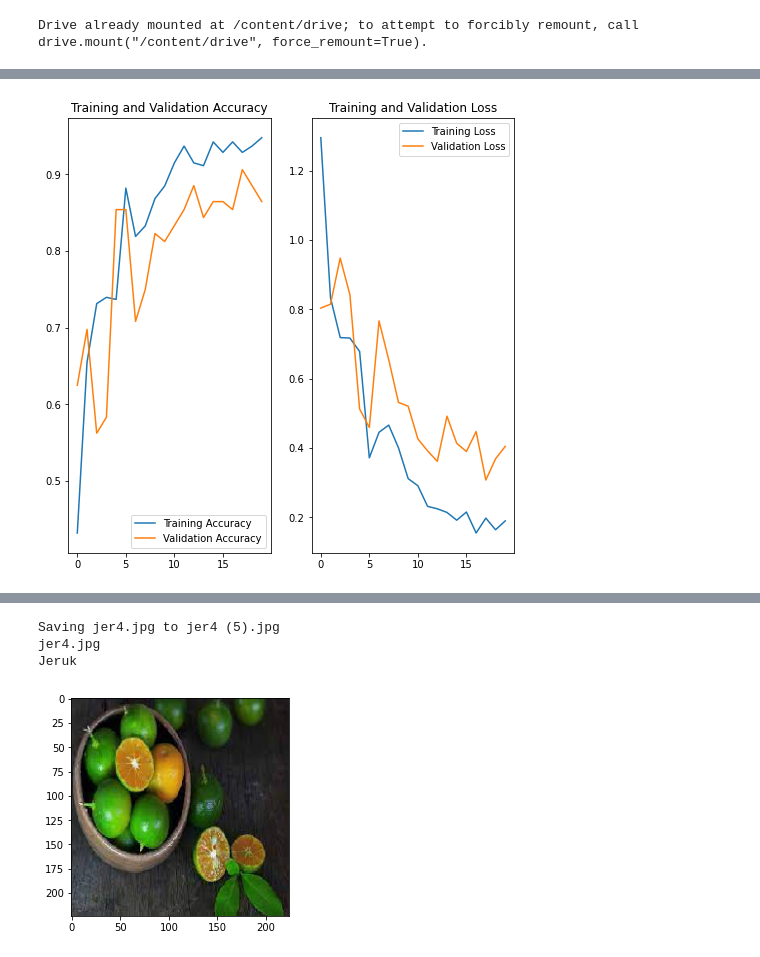
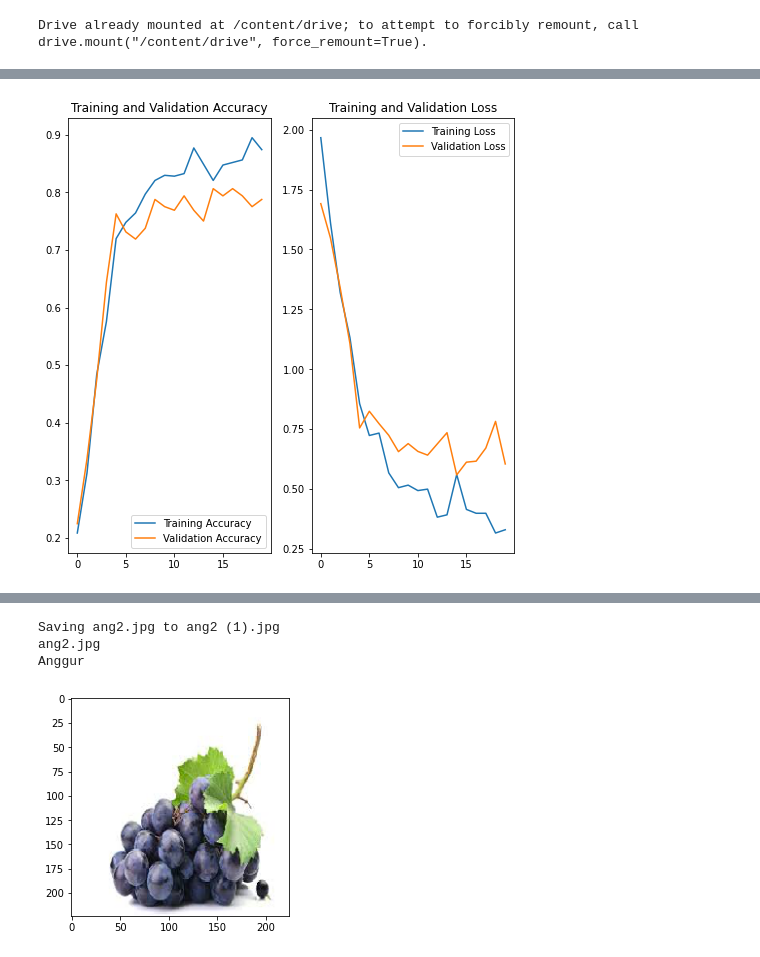
Before and after one commit to gabrielleaudrey/KIA, a Jupyter notebook: Machine_Learning/Code/gizi_Image_Classification v1.ipynb, the cells around one changed output, grey strips where cells are left out. Drawn from its saved outputs; the diff is of its cells as text; code cells hidden in the pictures.

Commit message:
Update gizi_Image_Classificaiton
Now the model having 7 categories. Added Anggur, Pisang, and Tahu. The result from train-test is 80%-75% average.

```diff
--- a/Machine_Learning/Code/gizi_Image_Classification v1.ipynb
+++ b/Machine_Learning/Code/gizi_Image_Classification v1.ipynb
@@ -27,7 +24,7 @@ zip_ref = zipfile.ZipFile(local_zip, 'r')
 zip_ref.extractall('/tmp')
 zip_ref.close()
 # %%
-base_dir = '/tmp/4-mini'
+base_dir  = '/tmp/7-mini'
 
 NUM_OF_CLASS = len(os.listdir(base_dir))
 # %%
@@ -135,41 +132,47 @@ plt.legend(loc='upper right')
 plt.title('Training and Validation Loss')
 plt.show()
 # %% [output]
-[figure, old version]
+[figure, new version]
 # %%
 from google.colab import files
 from keras.preprocessing import image
 import matplotlib.image as mpimg
 
 uploaded = files.upload()
 
 for fn in uploaded.keys():
 
   # predicting images
   path = fn
   img = image.load_img(path, target_size=IMG_SIZE)
   imgplot = plt.imshow(img)
   x = image.img_to_array(img)
   x = np.expand_dims(x, axis=0)
 
   images = np.vstack([x])
   classes = model.predict(images, batch_size=10)
 
   print(fn)
   if classes[0][0]==1:
+    print('Anggur')
+  elif classes[0][1]==1:
     print('Brokoli')
-  elif classes[0][1]==1:
+  elif classes[0][2]==1:
     print('Wortel')
-  elif classes[0][2]==1:
+  elif classes[0][3]==1:
     print('Apel')
+  elif classes[0][4]==1:
+    print('Jeruk')
+  elif classes[0][5]==1:
+    print('Pisang')
   else :
-    print('Jeruk')
+    print('Tahu')
 # %% [output]
 [interactive output not drawn]
-Saving jer4.jpg to jer4 (5).jpg
-jer4.jpg
-Jeruk
+Saving ang2.jpg to ang2 (1).jpg
+ang2.jpg
+Anggur
-[figure, old version]
+[figure, new version]
 # %%
 export_dir = 'saved_model-fromscratch'
 
```
Also changed, not shown: parts of 6 cells of this notebook.
